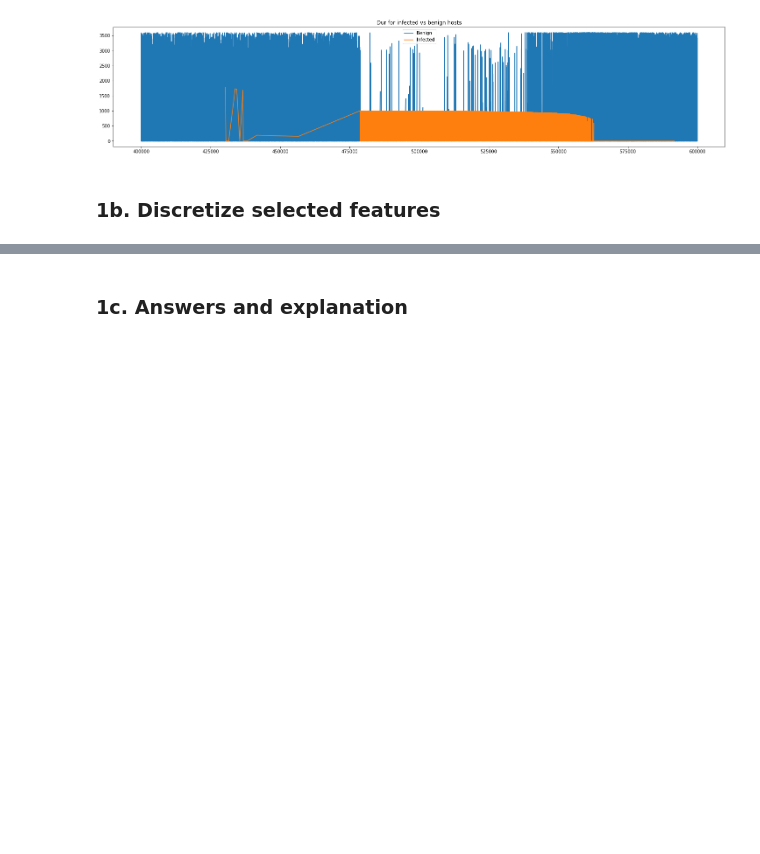
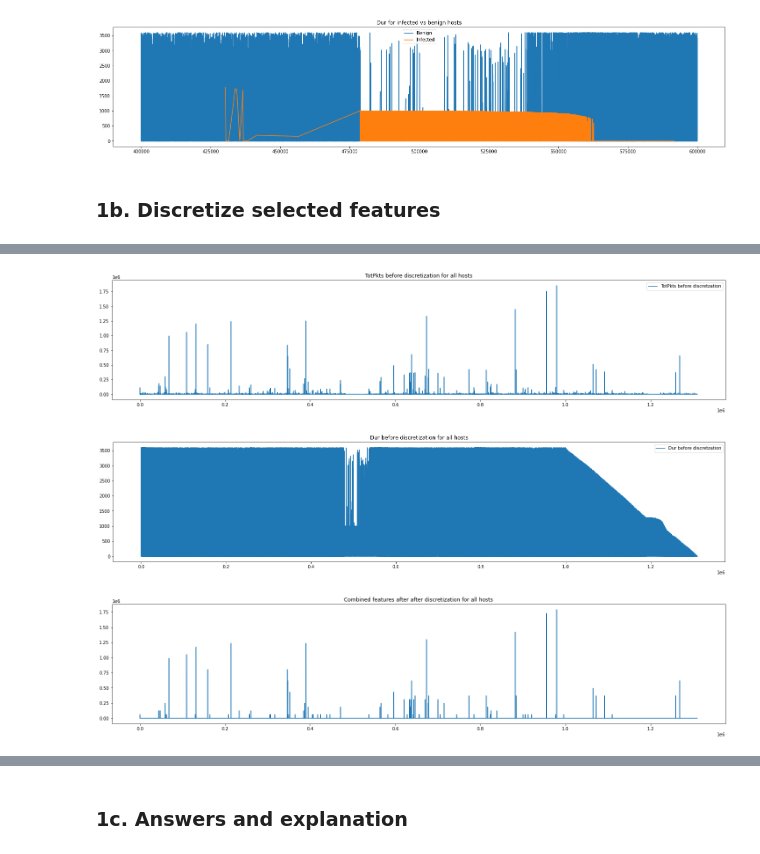
Before and after one commit to kponichtera/cs4035-cda, a Jupyter notebook: lab3/lab3.ipynb, the cells around one changed output, grey strips where cells are left out. Saved outputs shown, nothing was run; the diff lists cells and outputs as text; code cells hidden in the pictures; blank space fills up the shorter version.

```diff
--- a/lab3/lab3.ipynb
+++ b/lab3/lab3.ipynb
@@ -237,0 +192,28 @@ df.head()
+# %%
+# applying to all hosts
+for i in range(len(features)):
+    _, ax = plt.subplots(1, 1, figsize=(25, 5))
+    ax.plot(df[features[i]])
+    ax.legend(labels=[f'{features[i]} before discretzation'], loc='upper right')
+    ax.set_title(f'{features[i]} before discretization for all hosts')
+    plt.show()
+
+
+features_combined = df[features].copy()
+pca = PCA(n_components=1, random_state=0)
+features_reduced = pca.fit_transform(features_combined)
+discretizer = KBinsDiscretizer(n_bins=30, strategy='uniform', encode='ordinal')
+discretizer.fit(features_reduced)
+feature_discretized = discretize(discretizer, features_reduced)
+
+comb_col_name = features[0] + '_' + features[1]
+df[comb_col_name] = feature_discretized
+_, ax = plt.subplots(1, 1, figsize=(25, 5))
+ax.plot(feature_discretized)
+ax.set_title(f'Combined features after after discretization for all hosts')
+plt.show()
+df.head()
+# %% [output]
+[figure, added]
+[figure, added]
+[figure, added]
```
Also changed, not shown: parts of 3 cells of this notebook.
